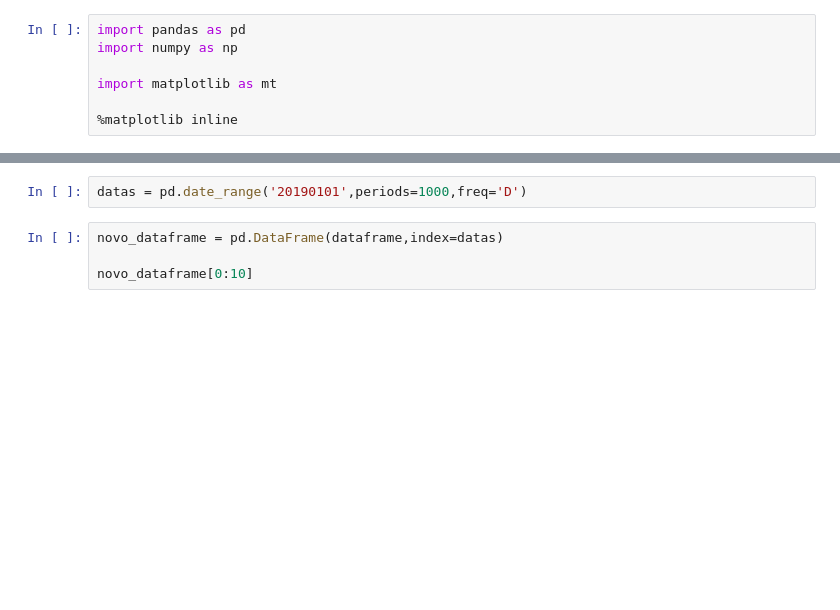
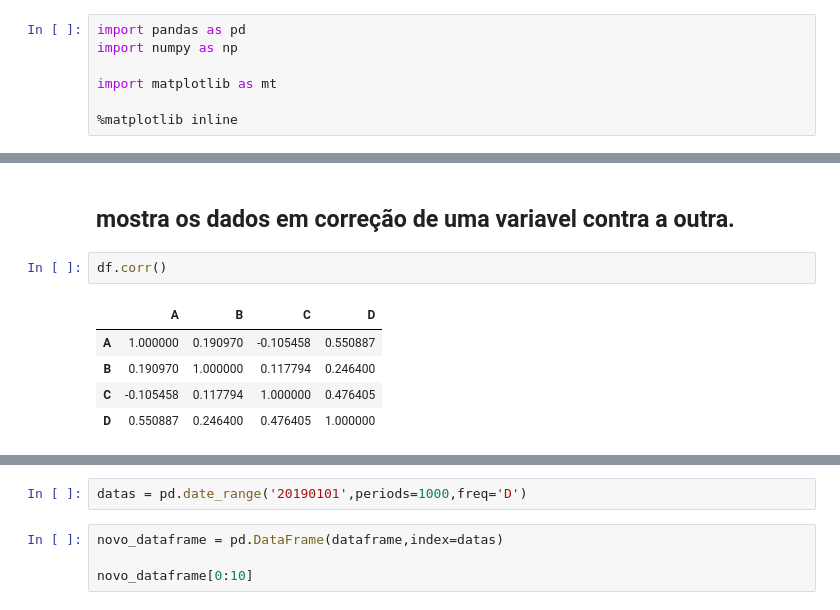
Before and after one commit to WesleySiNeves/AprendendoPython, a Jupyter notebook: pyData/Pandas/Pandas_Data_range_2.ipynb, the cells around one changed output, grey strips where cells are left out. Cells and saved outputs as stored; diff of their text form; blank space fills up the shorter version.

```diff
--- a/pyData/Pandas/Pandas_Data_range_2.ipynb
+++ b/pyData/Pandas/Pandas_Data_range_2.ipynb
@@ -25,0 +95,10 @@ dataframe
+# %% [markdown]
+## mostra os dados em correção de uma variavel contra a outra.
+# %%
+df.corr()
+# %% [output]
+|  | A | B | C | D |
+| A | 1.000000 | 0.190970 | -0.105458 | 0.550887 |
+| B | 0.190970 | 1.000000 | 0.117794 | 0.246400 |
+| C | -0.105458 | 0.117794 | 1.000000 | 0.476405 |
+| D | 0.550887 | 0.246400 | 0.476405 | 1.000000 |
```
Also changed, not shown: parts of 13 cells of this notebook.
